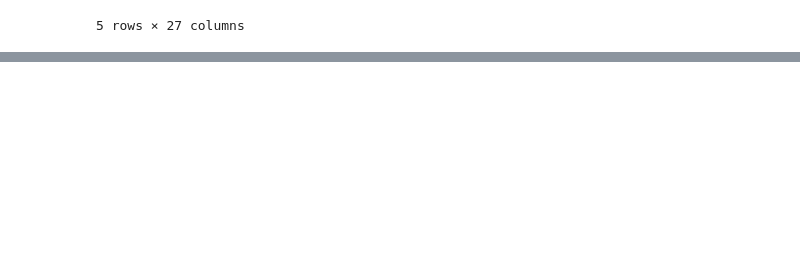
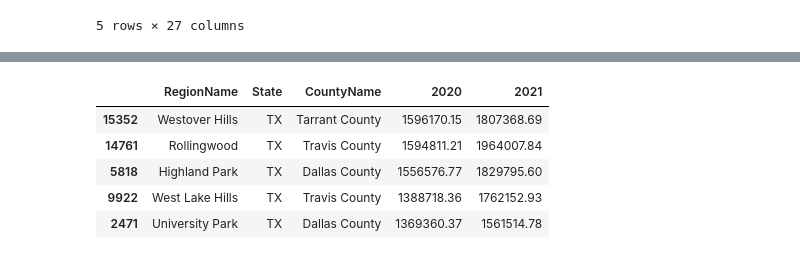
Before and after one commit to ahvuong/COGS108_Data_Science_In_Practice, a Jupyter notebook: DataCheckpointGroup_Sp23_AAA-H.ipynb, the cells around one changed output, grey strips where cells are left out. Drawn from its saved outputs; the diff is of its cells as text; code cells hidden in the pictures; blank space fills up the shorter version.

```diff
--- a/DataCheckpointGroup_Sp23_AAA-H.ipynb
+++ b/DataCheckpointGroup_Sp23_AAA-H.ipynb
@@ -208,0 +228,21 @@ TX_home_values_df.head()
+# %%
+TX_home_values = home_values_df[home_values_df['State'] == 'TX']
+date_columns = TX_home_values.columns[TX_home_values.columns.str.match(r'\d{4}-\d{2}-\d{2}')]
+
+year_2020 = [col for col in date_columns if col[:4] == '2020']
+TX_home_values['2020'] = TX_home_values[year_2020].mean(axis=1, skipna=True)
+year_2021 = [col for col in date_columns if col[:4] == '2021']
+TX_home_values['2021'] = TX_home_values[year_2021].mean(axis=1, skipna= True)
+
+TX_home_values_df = TX_home_values[['RegionName', 'State', 'CountyName', '2020', '2021']]
+years = ['2020', '2021']
+TX_home_values_df = TX_home_values_df.sort_values(by= years, ascending=False)
+
+TX_home_values_df.head()
+# %% [output]
+|  | RegionName | State | CountyName | 2020 | 2021 |
+| 15352 | Westover Hills | TX | Tarrant County | 1596170.15 | 1807368.69 |
+| 14761 | Rollingwood | TX | Travis County | 1594811.21 | 1964007.84 |
+| 5818 | Highland Park | TX | Dallas County | 1556576.77 | 1829795.60 |
+| 9922 | West Lake Hills | TX | Travis County | 1388718.36 | 1762152.93 |
+| 2471 | University Park | TX | Dallas County | 1369360.37 | 1561514.78 |
```
Also changed, not shown: parts of 11 cells of this notebook.
